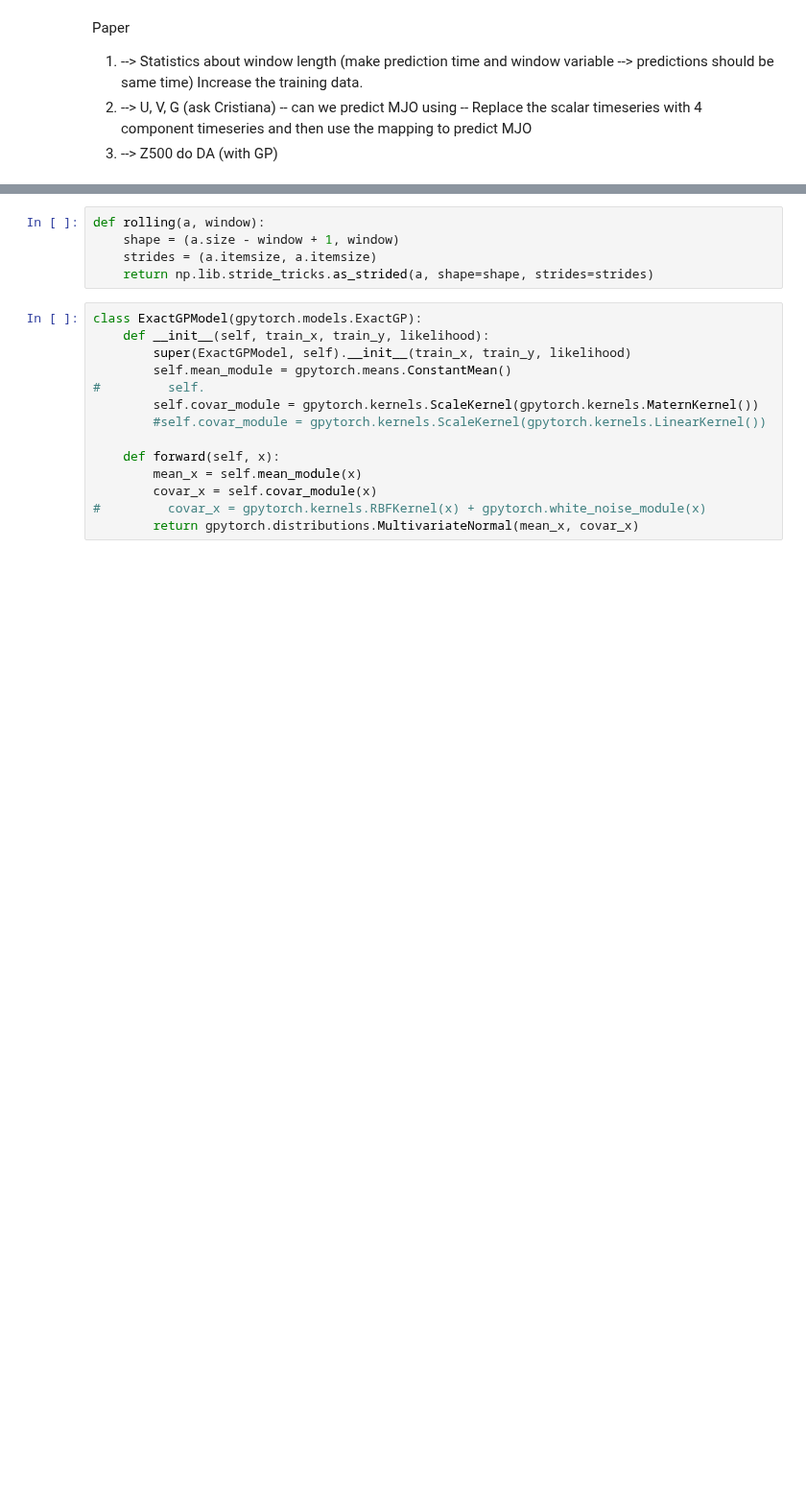
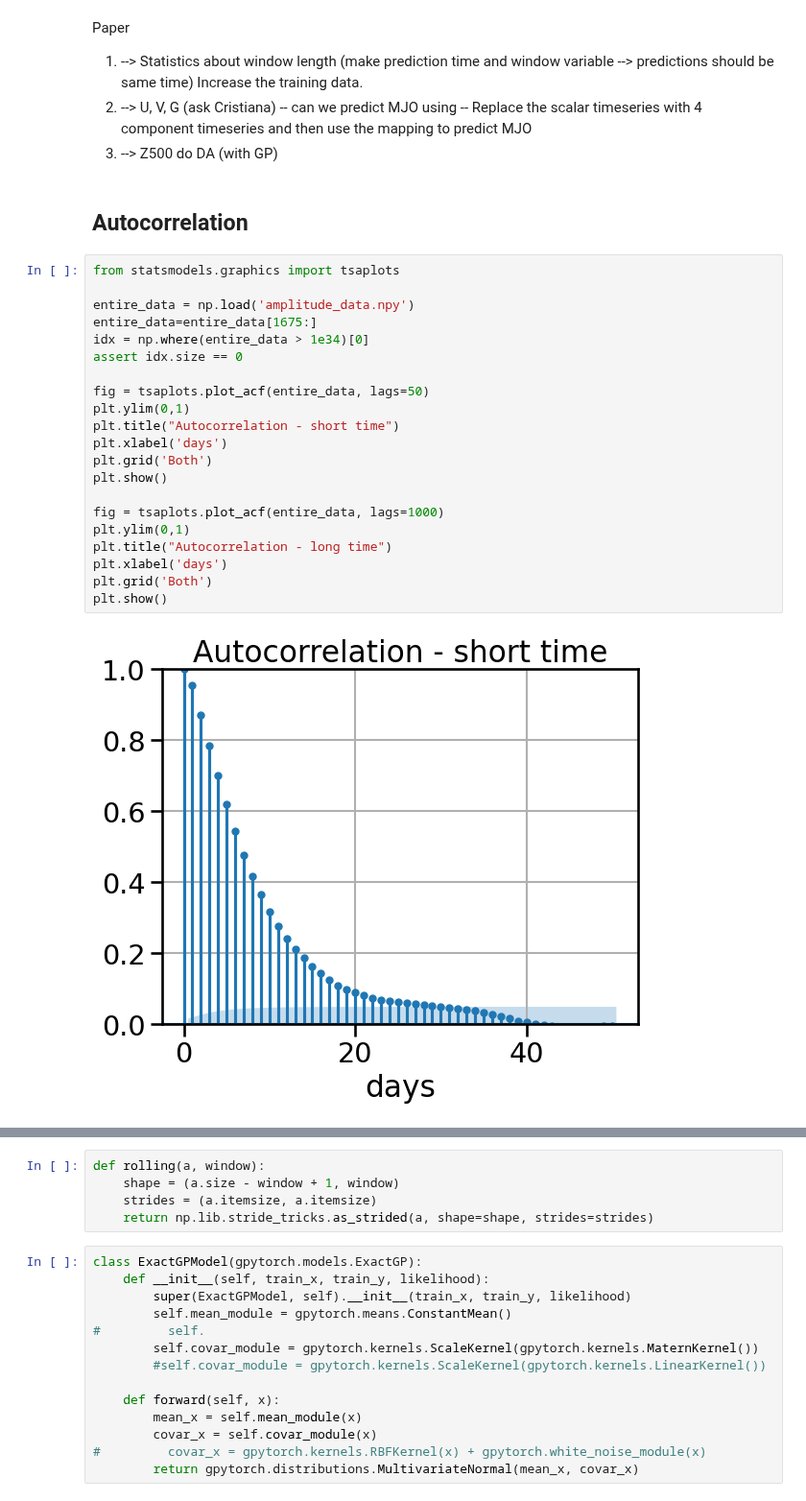
Before and after one commit to vishwas1984/SINDy_RealData, a Jupyter notebook: GP_MJO_Short_Prediction_Test.ipynb, the cells around one changed output, grey strips where cells are left out. Shown at 96% size. Saved outputs shown, nothing was run; the diff lists cells and outputs as text; blank space fills up the shorter version.

Commit message:
adding autocorrelation

```diff
--- a/GP_MJO_Short_Prediction_Test.ipynb
+++ b/GP_MJO_Short_Prediction_Test.ipynb
@@ -27,3 +24,28 @@ Increase the training data.
 2. --> U, V, G (ask Cristiana) -- can we predict MJO using -- Replace the scalar timeseries with
 4 component timeseries and then use the mapping to predict MJO
 3. --> Z500 do DA (with GP)
+# %% [markdown]
+## Autocorrelation
+# %%
+from statsmodels.graphics import tsaplots
+
+entire_data = np.load('amplitude_data.npy')
+entire_data=entire_data[1675:]
+idx = np.where(entire_data > 1e34)[0]
+assert idx.size == 0
+
+fig = tsaplots.plot_acf(entire_data, lags=50)
+plt.ylim(0,1)
+plt.title("Autocorrelation - short time")
+plt.xlabel('days')
+plt.grid('Both')
+plt.show()
+
+fig = tsaplots.plot_acf(entire_data, lags=1000)
+plt.ylim(0,1)
+plt.title("Autocorrelation - long time")
+plt.xlabel('days')
+plt.grid('Both')
+plt.show()
+# %% [output]
+[figure, added]
```
Also changed, not shown: parts of 8 cells of this notebook.
